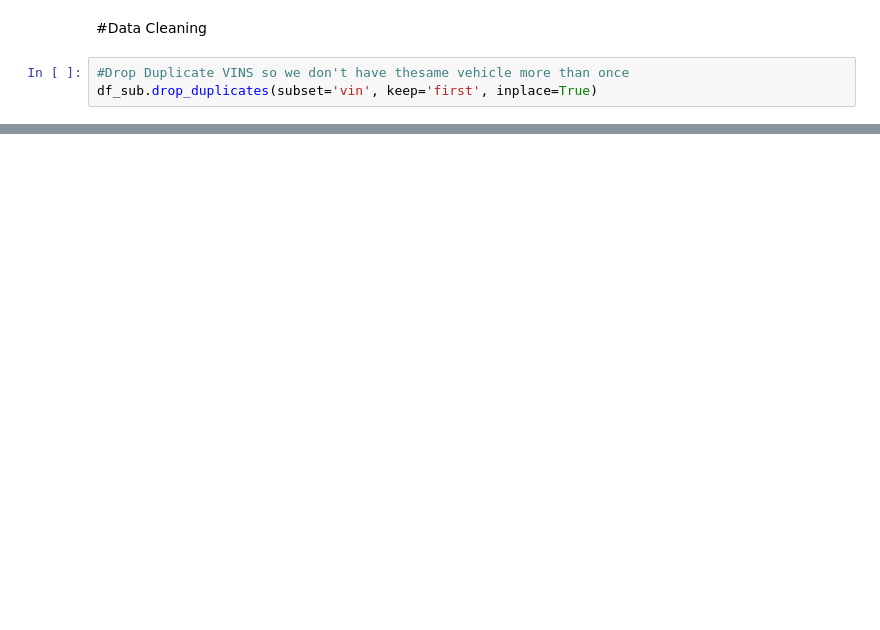
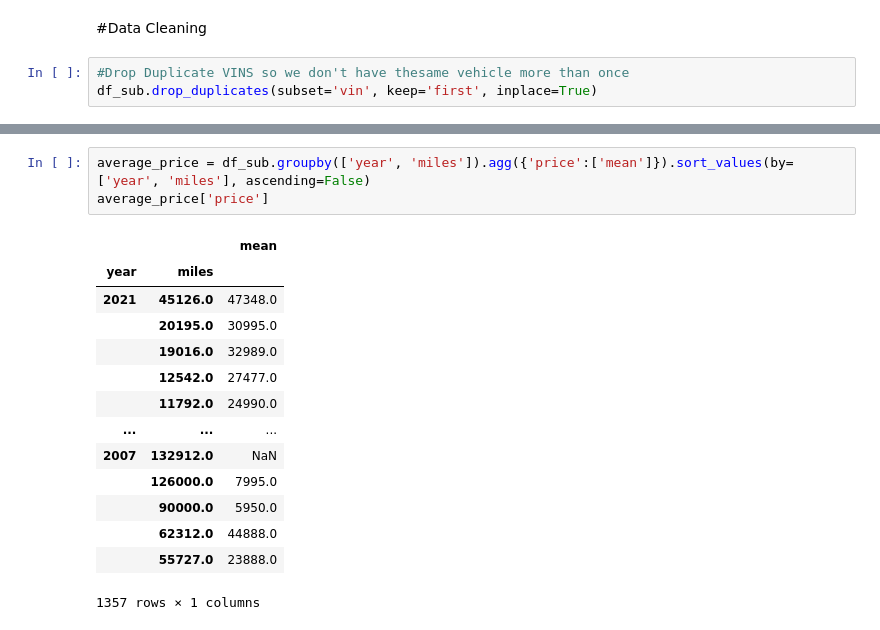
Before and after one commit to Ojooluwaseun/COMP6981-Project-Iteration1, a Jupyter notebook: Project_Iteration_1.ipynb, the cells around one changed output, grey strips where cells are left out. Drawn from its saved outputs; the diff is of its cells as text; blank space fills up the shorter version.

```diff
--- a/Project_Iteration_1.ipynb
+++ b/Project_Iteration_1.ipynb
@@ -239,0 +227,18 @@ df_sub.boxplot(column=['price'])
+# %%
+average_price = df_sub.groupby(['year', 'miles']).agg({'price':['mean']}).sort_values(by=['year', 'miles'], ascending=False)
+average_price['price']
+# %% [output]
+|  |  | mean |
+| year | miles |  |
+| 2021 | 45126.0 | 47348.0 |
+|  | 20195.0 | 30995.0 |
+|  | 19016.0 | 32989.0 |
+|  | 12542.0 | 27477.0 |
+|  | 11792.0 | 24990.0 |
+| ... | ... | ... |
+| 2007 | 132912.0 | NaN |
+|  | 126000.0 | 7995.0 |
+|  | 90000.0 | 5950.0 |
+|  | 62312.0 | 44888.0 |
+|  | 55727.0 | 23888.0 |
+1357 rows × 1 columns
```
Also changed, not shown: parts of 8 cells of this notebook, 2 other files.
